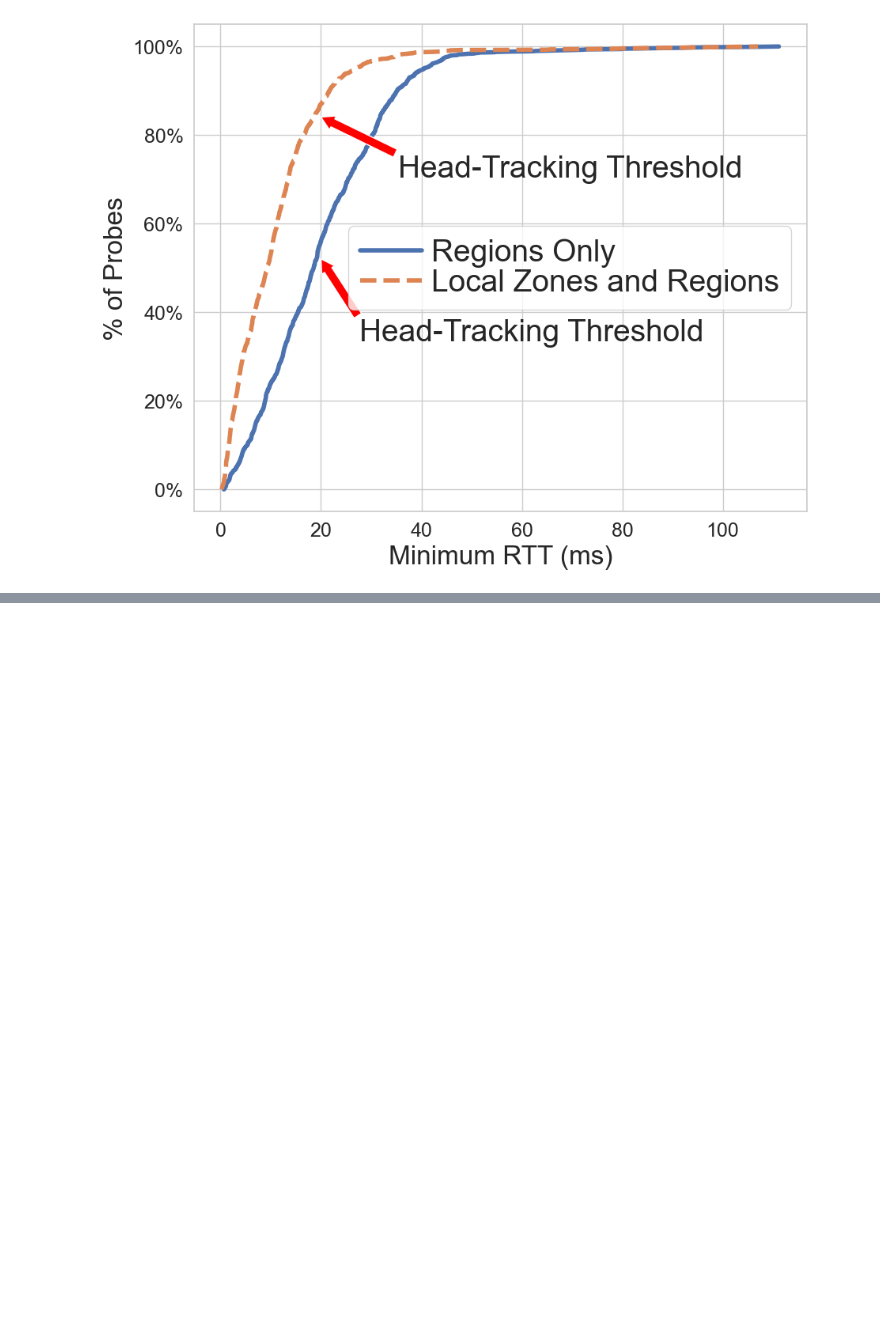
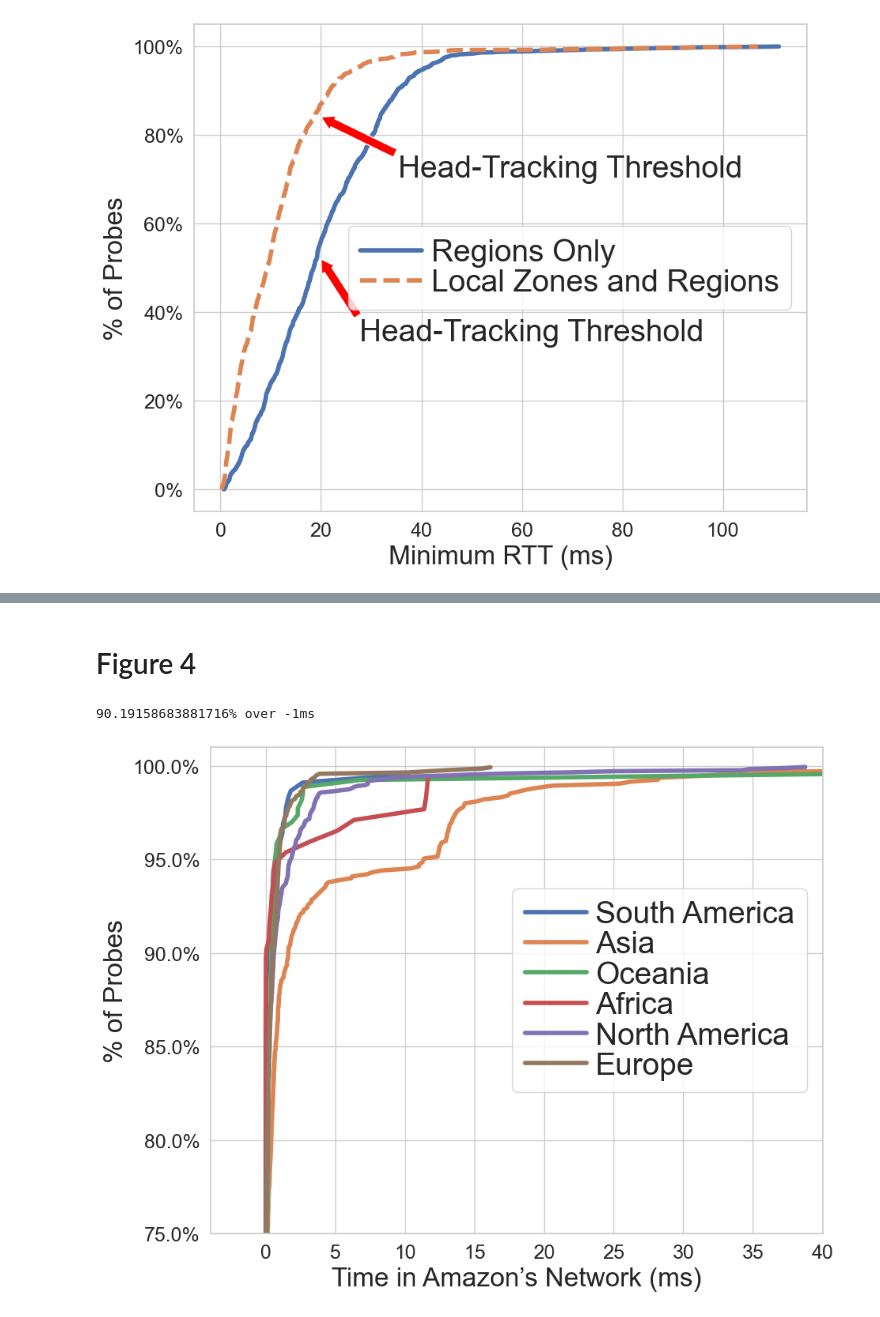
Before and after one commit to TuftsNATLab/EdgeDivide, a Jupyter notebook: RIPEAtlasGraphs.ipynb, the cells around one changed output, grey strips where cells are left out. Saved outputs shown, nothing was run; the diff lists cells and outputs as text; code cells hidden in the pictures; blank space fills up the shorter version.

```diff
--- a/RIPEAtlasGraphs.ipynb
+++ b/RIPEAtlasGraphs.ipynb
@@ -354,0 +372,4 @@ Results from 4811 probes
+# %%
+traceroute_measurement_ids = [53391568, 53391569, 53391571, 53391572, 53391573, 53391577, 53391579, 53391580, 53391582]\
++ [53391583, 53391596, 53391599, 53391601, 53391603, 53391606, 53391610, 53391612, 53391614, 53391616, 53391618]
+traceroute_results = getMeasurementsResults(traceroute_measurement_ids, TracerouteResult)
@@ -354,0 +533,48 @@ Results from 4811 probes
+# %%
+def groupByContinents(ds):
+  ds = {k: [pc.country_alpha2_to_continent_code(vs[0]['country_code']), vs[1]] for k, vs in ds.items()}
+  ds = group_by(lambda x: x[0], [(vs[0], vs[1]) for k, vs in ds.items()])
+  return {k: sorted([v[1] for v in vs]) for k, vs in ds.items()}
+
+ds = [(d.probe_id, [amazon_time(d), tracerouteMinRtt(d)]) for d in traceroute_measurements]
+ds = group_by(lambda x: x[0], [(d[0], d[1]) for d in ds])
+ds = {k: [v[1] for v in vs if v[1][0] != None and v[1][1] != None] for k, vs in ds.items()}
+ds = {k: [getProbe(k), [min([v[0][1] for v in vs]), min([v[1] for v in vs])]] for k, vs in ds.items() if len(vs) > 0}
+grouped_results = groupByContinents(ds)
+# %% [markdown]
+# Figure 4
+# %%
+def nonNegativePercentage(l, epsilon=1):
+    s = sorted(l)
+    non_negative_length = len([a for a in s if a > 0-epsilon])
+    return non_negative_length/len(l)
+
+fig, ax = plt.subplots(figsize=(10, 8))
+saResults = [x[1] - x[0] for x in grouped_results['SA']]
+asResults = [x[1] - x[0] for x in grouped_results['AS']]
+ocResults = [x[1] - x[0] for x in grouped_results['OC']]
+afResults = [x[1] - x[0] for x in grouped_results['AF']]
+naResults = [x[1] - x[0] for x in grouped_results['NA']]
+euResults = [x[1] - x[0] for x in grouped_results['EU']]
+print(f"{nonNegativePercentage(saResults + asResults + ocResults + afResults + naResults + euResults) * 100}% over -1ms")
+plotCDF(saResults, label="South America", ax=ax, linewidth=4)
+plotCDF(asResults, label="Asia", ax=ax, linewidth=4)
+plotCDF(ocResults, label="Oceania", ax=ax, linewidth=4)
+plotCDF(afResults, label="Africa", ax=ax, linewidth=4)
+plotCDF(naResults, label="North America", ax=ax, linewidth=4)
+plotCDF(euResults, label="Europe", ax=ax, linewidth=4)
+style_graph_cdf(ax, xlabel='Time in Amazon’s Network (ms)')
+ax.set_ylim(0.75, 1.01)
+ax.set_xlim(-4, 40)
+ax.legend(
+    labelspacing=0.06,
+    columnspacing=0.5,
+    handletextpad=0.3,
+    ncol=1,
+    fontsize="28",
+    loc="right",
+)
+plt.savefig('images/amazon_time_new.png', bbox_inches='tight', dpi=300)
+# %% [output]
+90.19158683881716% over -1ms
+[figure, added]
```
Also changed, not shown: parts of 7 cells of this notebook, 2 other files.
